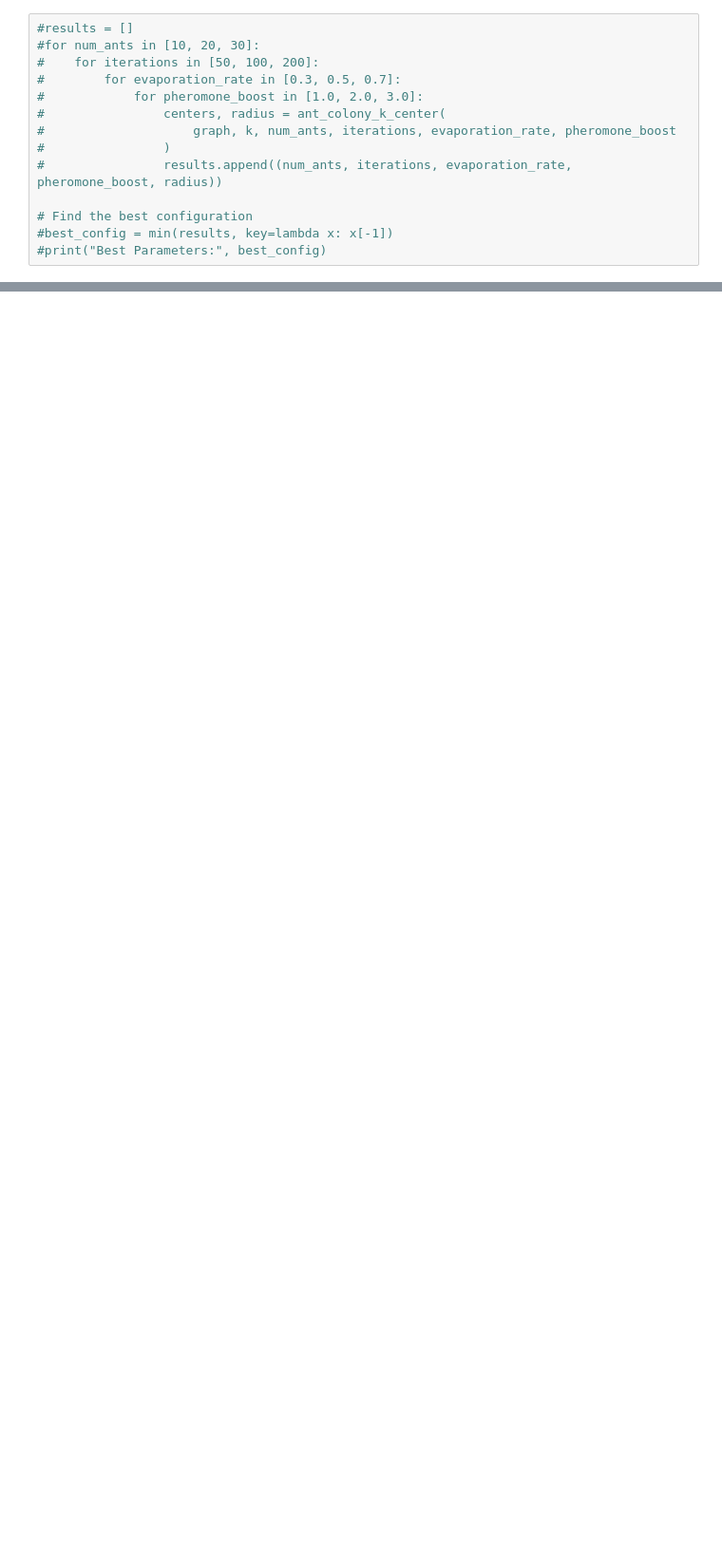
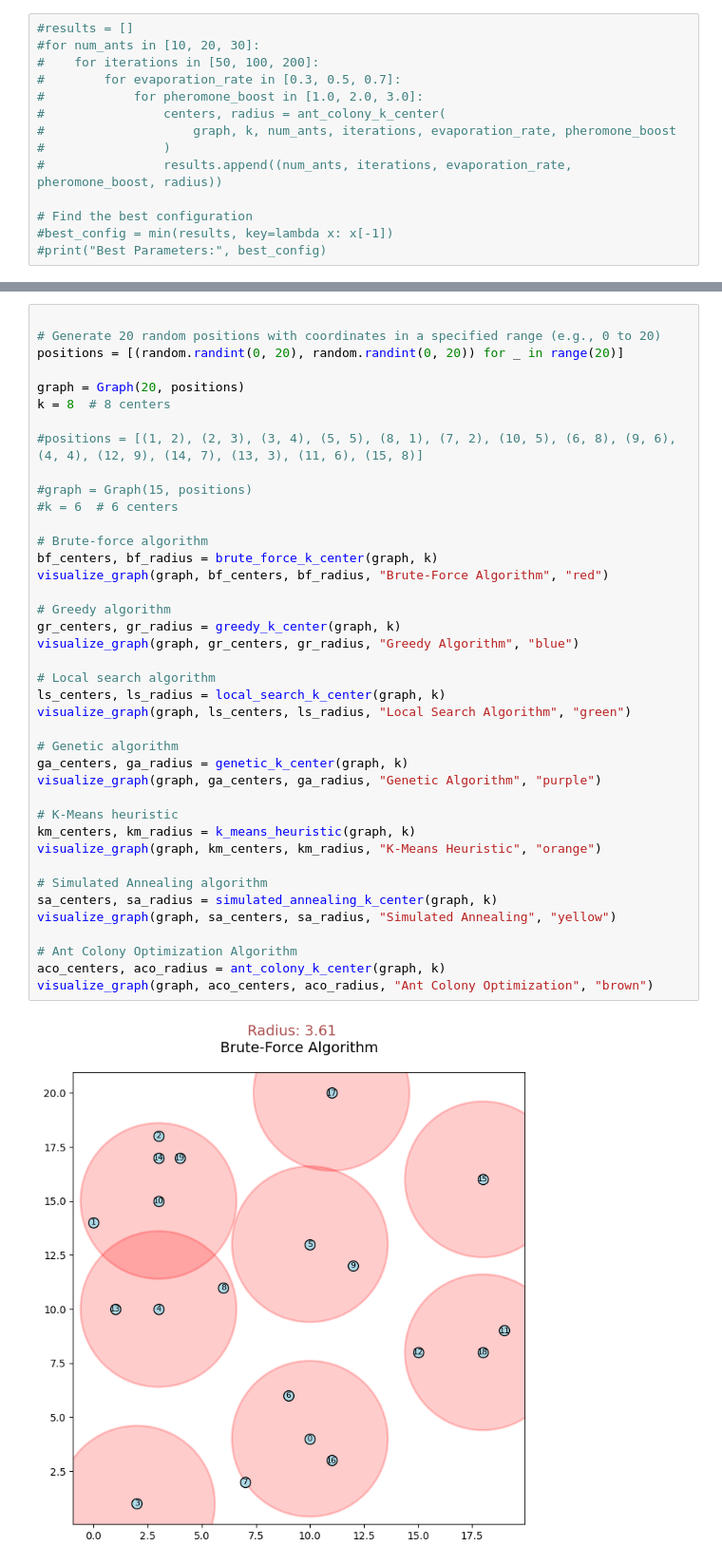
Before and after one commit to Jovan21037/RI-project, a Jupyter notebook: algorithms.ipynb, the cells around one changed output, grey strips where cells are left out. Shown at 95% size. Saved outputs shown, nothing was run; the diff lists cells and outputs as text; blank space fills up the shorter version.

```diff
--- a/algorithms.ipynb
+++ b/algorithms.ipynb
@@ -369,0 +356,42 @@ visualize_graph(graph, aco_centers, aco_radius, "Ant Colony Optimization", "brow
+# %%
+
+# Generate 20 random positions with coordinates in a specified range (e.g., 0 to 20)
+positions = [(random.randint(0, 20), random.randint(0, 20)) for _ in range(20)]
+
+graph = Graph(20, positions)
+k = 8  # 8 centers
+
+#positions = [(1, 2), (2, 3), (3, 4), (5, 5), (8, 1), (7, 2), (10, 5), (6, 8), (9, 6), (4, 4), (12, 9), (14, 7), (13, 3), (11, 6), (15, 8)]
+
+#graph = Graph(15, positions)
+#k = 6  # 6 centers
+
+# Brute-force algorithm
+bf_centers, bf_radius = brute_force_k_center(graph, k)
+visualize_graph(graph, bf_centers, bf_radius, "Brute-Force Algorithm", "red")
+
+# Greedy algorithm
+gr_centers, gr_radius = greedy_k_center(graph, k)
+visualize_graph(graph, gr_centers, gr_radius, "Greedy Algorithm", "blue")
+
+# Local search algorithm
+ls_centers, ls_radius = local_search_k_center(graph, k)
+visualize_graph(graph, ls_centers, ls_radius, "Local Search Algorithm", "green")
+
+# Genetic algorithm
+ga_centers, ga_radius = genetic_k_center(graph, k)
+visualize_graph(graph, ga_centers, ga_radius, "Genetic Algorithm", "purple")
+
+# K-Means heuristic
+km_centers, km_radius = k_means_heuristic(graph, k)
+visualize_graph(graph, km_centers, km_radius, "K-Means Heuristic", "orange")
+
+# Simulated Annealing algorithm
+sa_centers, sa_radius = simulated_annealing_k_center(graph, k)
+visualize_graph(graph, sa_centers, sa_radius, "Simulated Annealing", "yellow")
+
+# Ant Colony Optimization Algorithm
+aco_centers, aco_radius = ant_colony_k_center(graph, k)
+visualize_graph(graph, aco_centers, aco_radius, "Ant Colony Optimization", "brown")
+# %% [output]
+[figure, added]
```
Also changed, not shown: parts of 13 cells of this notebook.
